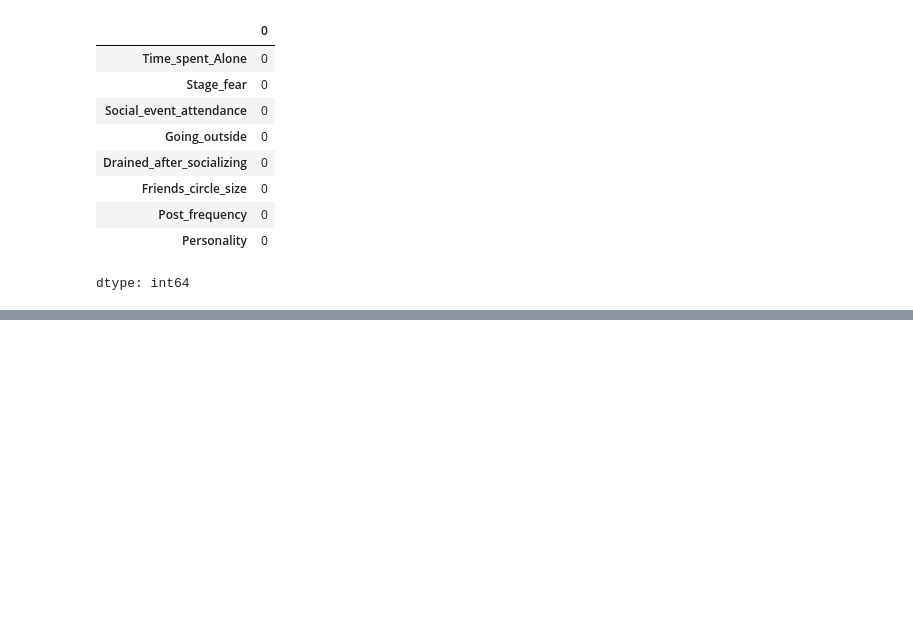
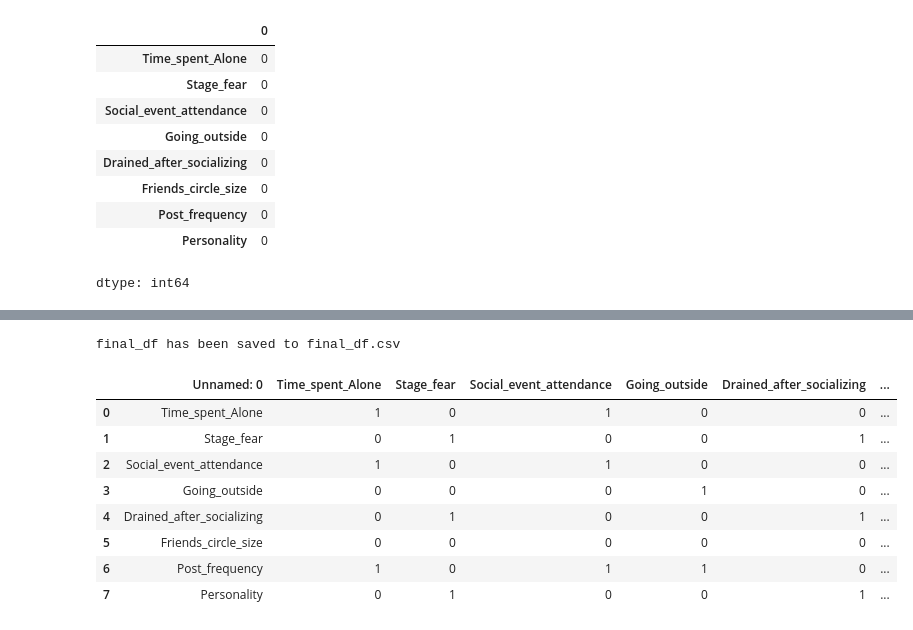
Before and after one commit to VasanthPrakasam/The-Introvert-Extrovert-Behavior-Dataset, a Jupyter notebook: Introvert_v_s_extrovert.ipynb, the cells around one changed output, grey strips where cells are left out. Saved outputs shown, nothing was run; the diff lists cells and outputs as text; code cells hidden in the pictures; blank space fills up the shorter version.

```diff
--- a/Introvert_v_s_extrovert.ipynb
+++ b/Introvert_v_s_extrovert.ipynb
@@ -106,0 +207,19 @@ np.int64(0)
+# %%
+# prompt: I want to create this final_df as csv file
+
+final_df.to_csv('final_df.csv')
+print("final_df has been saved to final_df.csv")
+# %% [output]
+final_df has been saved to final_df.csv
+# %%
+pd.read_csv('/content/final_df.csv')
+# %% [output]
+|  | Unnamed: 0 | Time_spent_Alone | Stage_fear | Social_event_attendance | Going_outside | Drained_after_socializing | ... |
+| 0 | Time_spent_Alone | 1 | 0 | 1 | 0 | 0 | ... |
+| 1 | Stage_fear | 0 | 1 | 0 | 0 | 1 | ... |
+| 2 | Social_event_attendance | 1 | 0 | 1 | 0 | 0 | ... |
+| 3 | Going_outside | 0 | 0 | 0 | 1 | 0 | ... |
+| 4 | Drained_after_socializing | 0 | 1 | 0 | 0 | 1 | ... |
+| 5 | Friends_circle_size | 0 | 0 | 0 | 0 | 0 | ... |
+| 6 | Post_frequency | 1 | 0 | 1 | 1 | 0 | ... |
+| 7 | Personality | 0 | 1 | 0 | 0 | 1 | ... |
```
Also changed, not shown: parts of 59 cells of this notebook.
